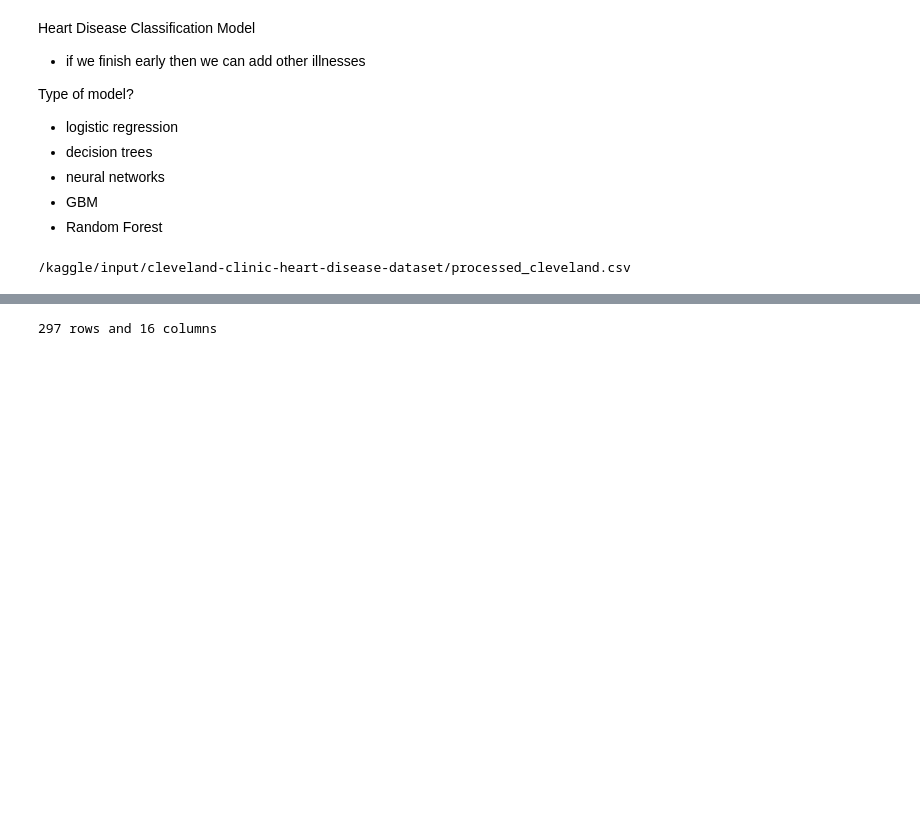
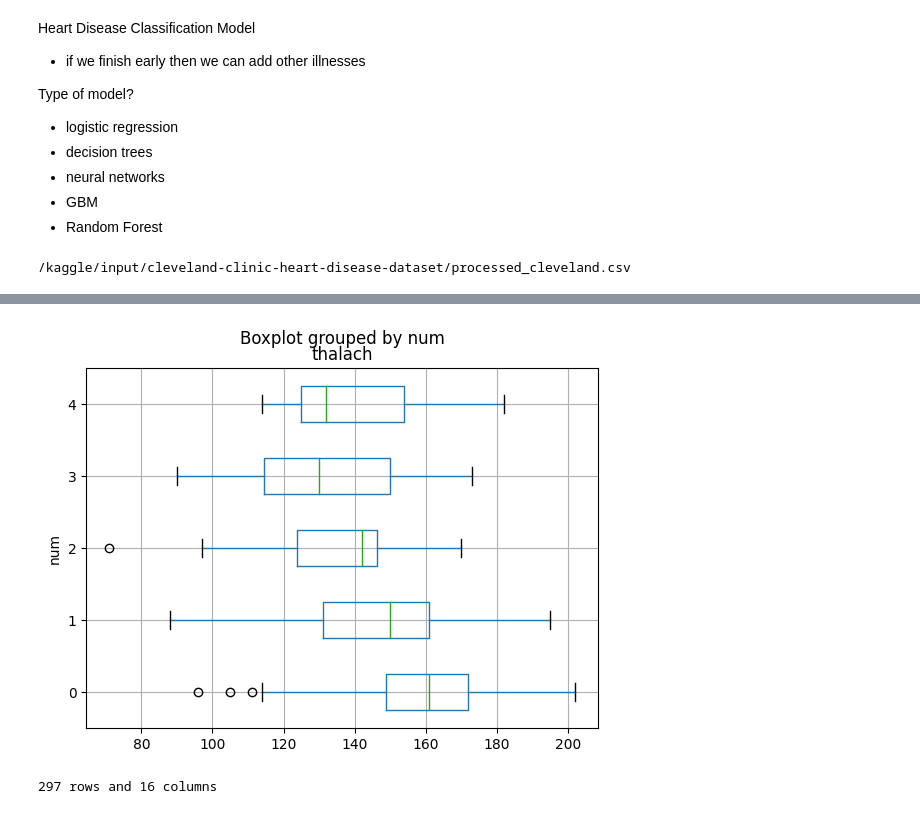
Before and after one commit to gendeh/Illinois-Data-Science---Heart-Disease-Classification, a Jupyter notebook: heart-disease-data-dive.ipynb, the cells around one changed output, grey strips where cells are left out. Cells and saved outputs as stored; diff of their text form; code cells hidden in the pictures; blank space fills up the shorter version.

```diff
--- a/heart-disease-data-dive.ipynb
+++ b/heart-disease-data-dive.ipynb
@@ -37 +79,9 @@ for dirname, _, filenames in os.walk('/kaggle/input'):
+# %%
+dataset.boxplot(column=['thalach'], by='num', vert=False)
+
+
+# Show the plot
+plt.show()
+# %% [output]
+[figure, added]
 # %%
```
Also changed, not shown: parts of 5 cells of this notebook.
